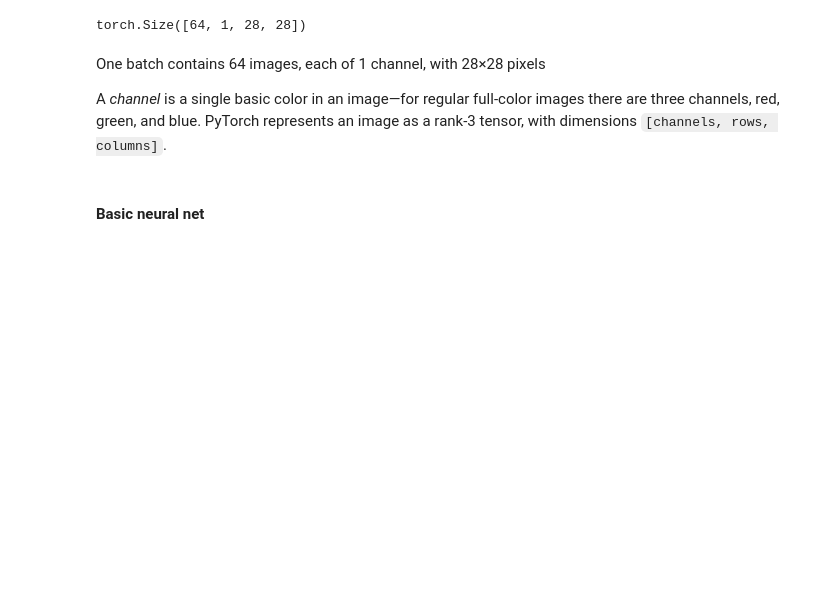
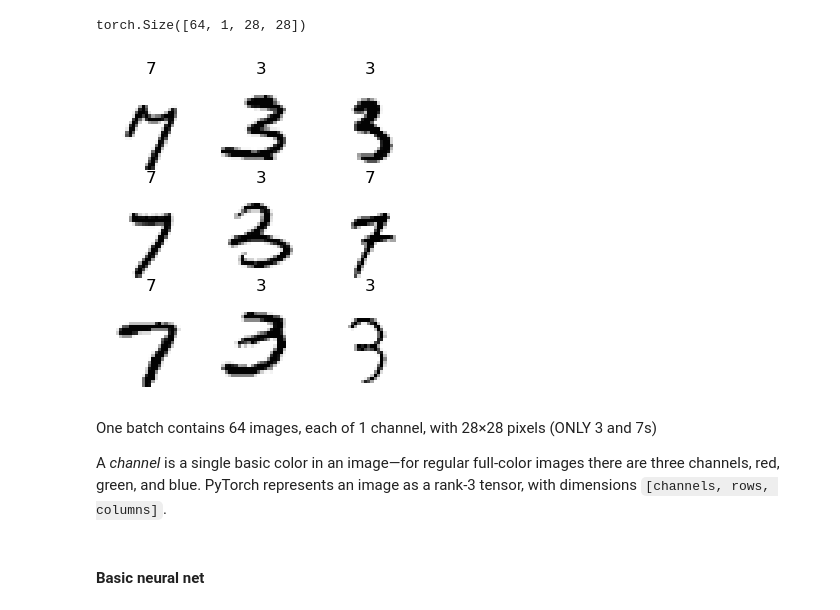
Before and after one commit to jalkestrup/fastai_course, a Jupyter notebook: 08_CNNs/CNN.ipynb, the cells around one changed output. Drawn from its saved outputs; the diff is of its cells as text; code cells hidden in the pictures; blank space fills up the shorter version.

```diff
--- a/08_CNNs/CNN.ipynb
+++ b/08_CNNs/CNN.ipynb
@@ -31,8 +31,12 @@ xb, yb = first(dls.valid)
 xb.shape
 # %% [output]
 torch.Size([64, 1, 28, 28])
+# %%
+dls.show_batch(figsize=(4,4))
+# %% [output]
+[figure, added]
 # %% [markdown]
-One batch contains 64 images, each of 1 channel, with 28×28 pixels
+One batch contains 64 images, each of 1 channel, with 28×28 pixels (ONLY 3 and 7s)
 
 A *channel* is a single basic color in an image—for regular full-color images there are three channels, red, green, and blue. PyTorch represents an image as a rank-3 tensor, with dimensions `[channels, rows, columns]`.
 # %%
```
Also changed, not shown: parts of 25 cells of this notebook, 1 other file.
